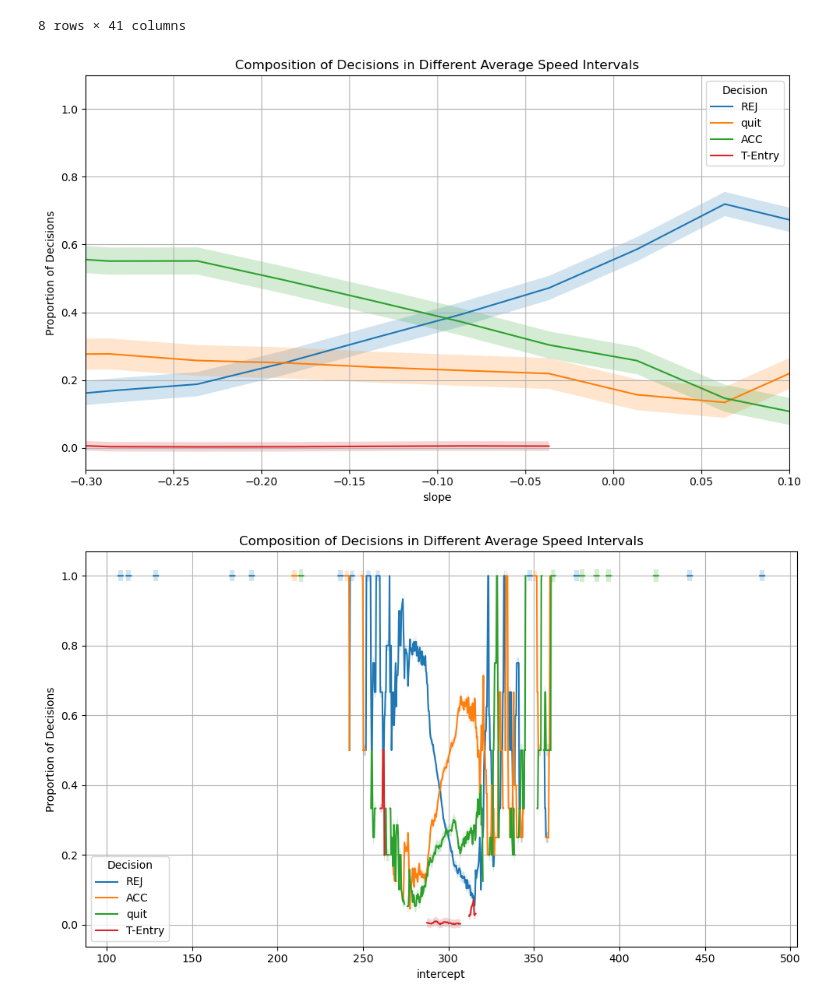
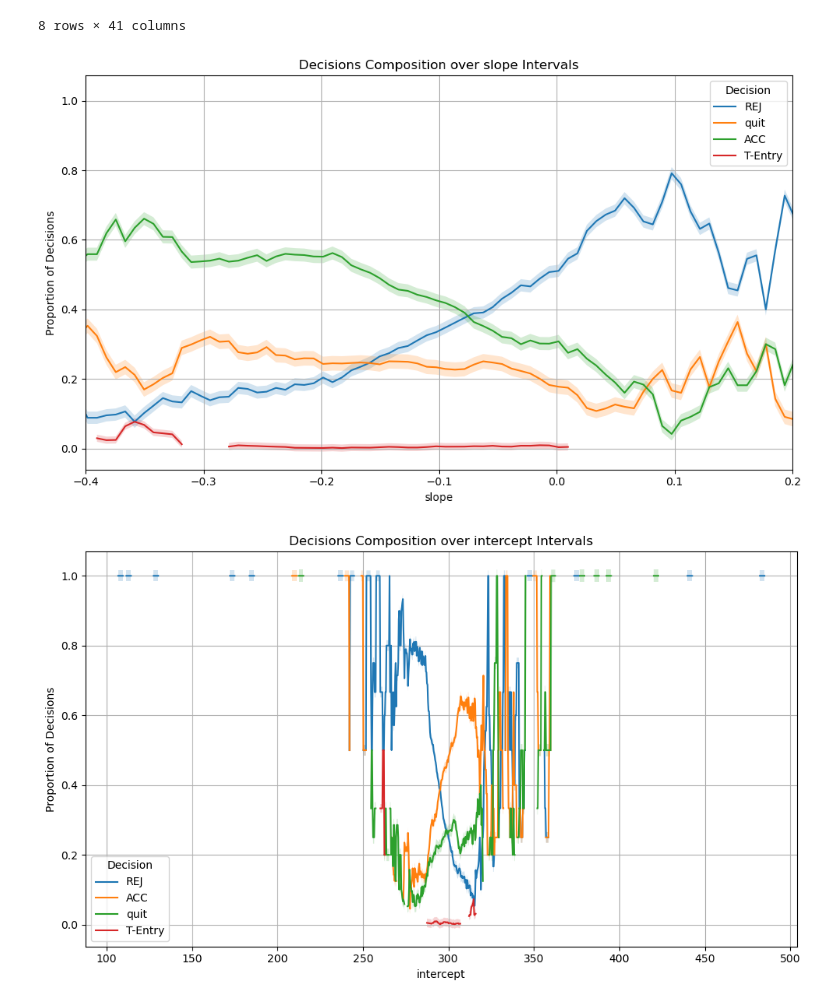
Before and after one commit to Yang2hang/RR_Pose_analysis, a Jupyter notebook: data_analysis/main.ipynb, the cells around one changed output. Cells and saved outputs as stored; diff of their text form; code cells hidden in the pictures.

Commit message:
compare decision

```diff
--- a/data_analysis/main.ipynb
+++ b/data_analysis/main.ipynb
@@ -14,8 +14,8 @@ from sklearn.linear_model import LinearRegression
 from straight_walking_speed import plot_straight_walking_speed
 from os.path import join as oj
 # %%
-animal = 'RRM028'
-session = 'Day130'
+animal = 'RRM026'
+session = 'Day176'
 root_folder = '/Users/yang/Documents/Wilbrecht_Lab/sleap_video/cleaned_preprocessed_data'
 
 '''
@@ -393,7 +383,7 @@ def plot_decision_composition(df, column, window_size=50, step_size=10, x_range=
 
     plt.xlabel(column)
     plt.ylabel('Proportion of Decisions')
-    plt.title('Composition of Decisions in Different Average Speed Intervals')
+    plt.title(f'Decisions Composition over {column} Intervals')
     plt.legend(title='Decision')
     plt.grid(True)
     if x_range is not None:
@@ -782,10 +758,10 @@ straight_walking_speed_profiles.describe()
 | max | 445.135337 | 399.373547 | 432.341506 | 318.603434 | 310.590601 | 264.888440 | 273.432395 | 289.003713 | 394.912483 | 269.555547 | ... | ... |
 8 rows × 41 columns
 # %%
-plot_decision_composition(straight_walking_speed_profiles, column='slope', window_size=0.1, step_size=0.05, x_range=(-0.3, 0.1))
+plot_decision_composition(straight_walking_speed_profiles, column='slope', window_size=0.05, step_size=0.008, x_range=(-0.4, 0.2))
 # %% [output]
-[figure, old version]
+[figure, new version]
 # %%
 plot_decision_composition(straight_walking_speed_profiles, column='intercept', window_size=3, step_size=0.3)
 # %% [output]
-[figure, old version]
+[figure, new version]
```
Also changed, not shown: parts of 7 cells of this notebook, 3 other files.
